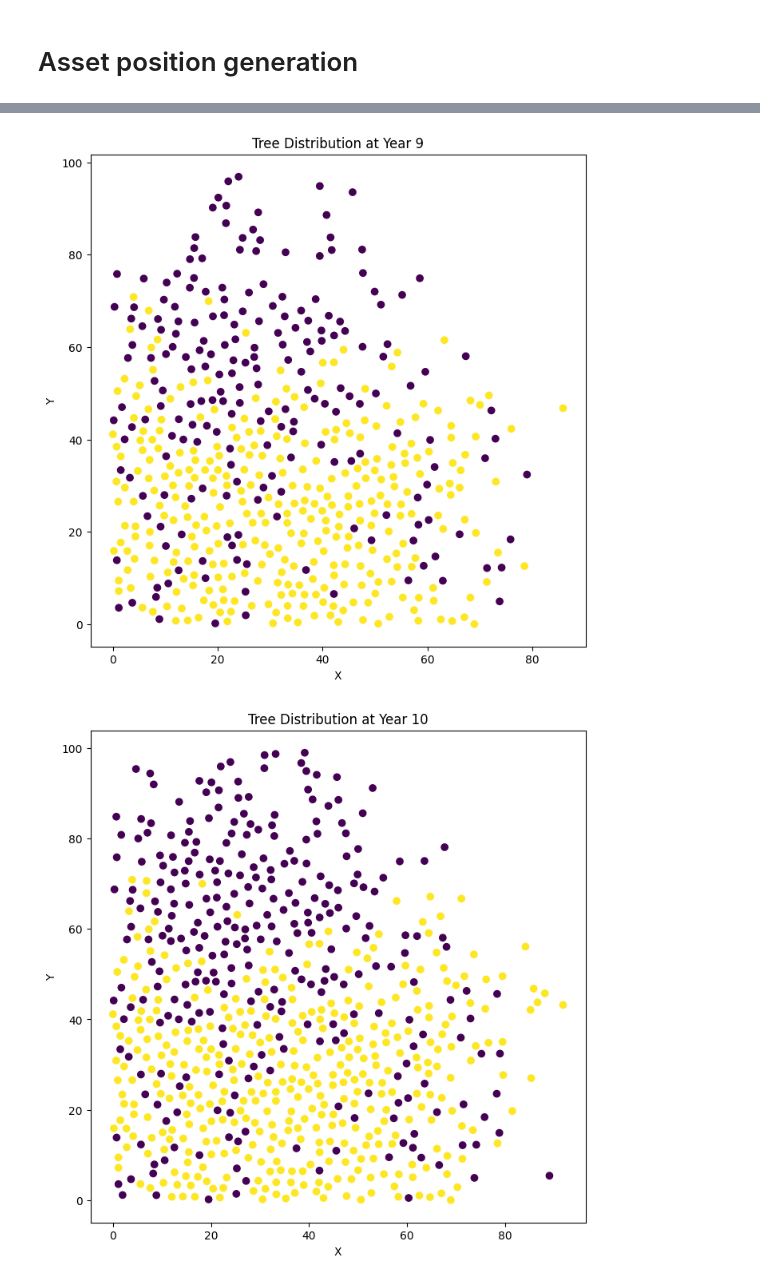
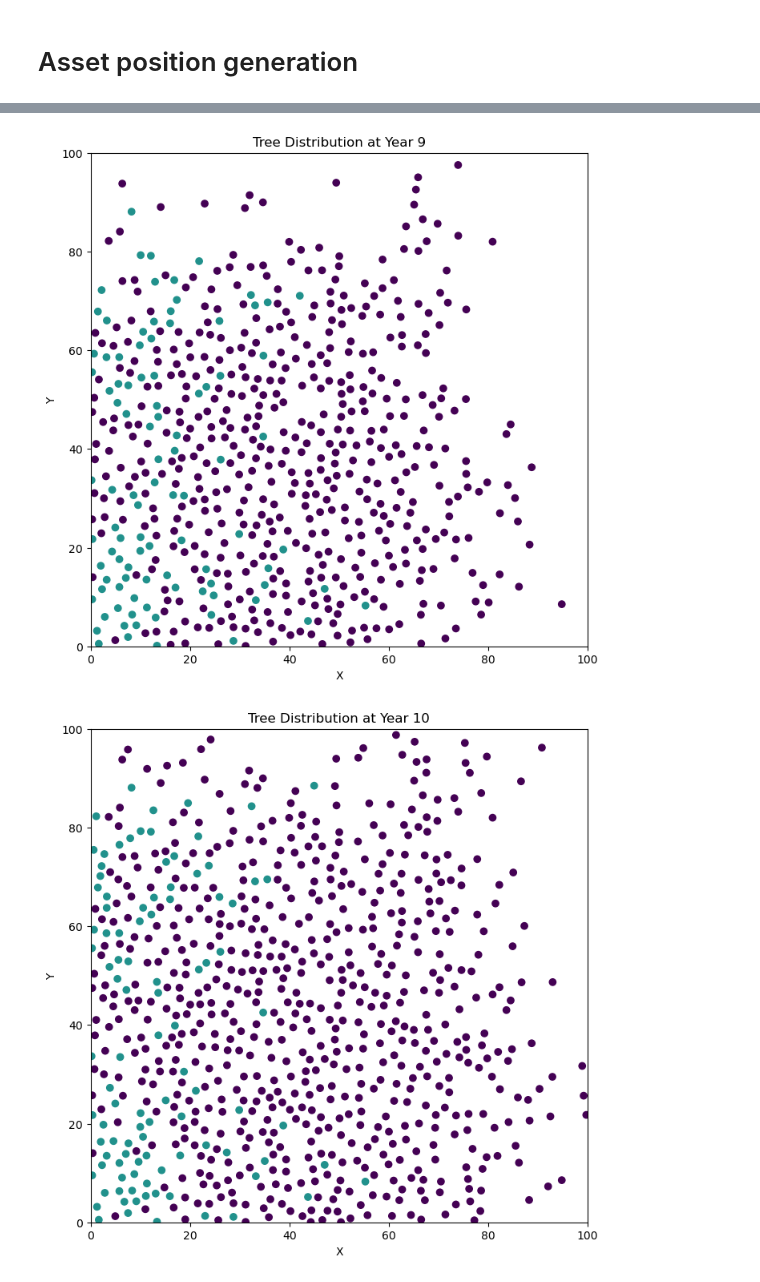
Before and after one commit to GrafCzterech/forest_gen, a Jupyter notebook: assetgen.ipynb, the cells around one changed output, grey strips where cells are left out. Cells and saved outputs as stored; diff of their text form; code cells hidden in the pictures.

```diff
--- a/assetgen.ipynb
+++ b/assetgen.ipynb
@@ -18,13 +18,13 @@ from typing import Iterable
 from matplotlib import colormaps
 CMAP = colormaps['viridis']
 
-def plot_state(trees: Iterable[Plant], year: int):
-    species = tuple(set(tree.species for tree in trees))
+def plot_state(state: SimulationState, year: int):
+    species = tuple(set(tree.species for tree in state))
 
 
-    x_vals = [tree.coords[0] for tree in trees]
-    y_vals = [tree.coords[1] for tree in trees]
-    colors = [CMAP(species.index(tree.species) / len(species)) for tree in trees]
+    x_vals = [tree.coords[0] for tree in state]
+    y_vals = [tree.coords[1] for tree in state]
+    colors = [CMAP(species.index(tree.species) / len(species)) for tree in state]
 
     plt.figure(figsize=(8, 8))
 
@@ -32,13 +32,14 @@ def plot_state(trees: Iterable[Plant], year: int):
 
     plt.title(f"Tree Distribution at Year {year}")
     plt.xlabel("X")
-
     plt.ylabel("Y")
+    plt.xlim(0, state.size[0])
+    plt.ylim(0, state.size[1])
     plt.grid(False)
     plt.show()
 # %%
 
-size = 512
+size = 100.0
 
 RADIUS = 2.0
 
@@ -46,9 +47,9 @@ random_tree = Species("A tree", 5, 0.01, radius=RADIUS)
 another_tree = Species("Another tree", 5, 0.02, radius=RADIUS)
 bush = Species("Bush", 5, 0.01, radius=RADIUS)
 
-sim = Simulation((100, 100), {"tree":{random_tree, another_tree}, "bush":{bush}})
-state = [Plant((10.0, 10.0), random_tree, 0), Plant((20.0, 20.0), another_tree, 0)]
+sim = Simulation((size, size), {"tree":{random_tree, another_tree}, "bush":{bush}})
+state = SimulationState([Plant((size / 10, size / 10), random_tree, 0), Plant((size / 5, size / 5), another_tree, 0)], (size, size))
 for i in range(10):
-    state = sim.run_state(1, state)
+    state.run_state(1)
     plot_state(state, i + 1)
 # %% [output]
@@ -63,3 +64,3 @@ for i in range(10):
-[figure, old version]
+[figure, new version]
-[figure, old version]
+[figure, new version]
 # %%
```
Also changed, not shown: parts of 3 cells of this notebook, 4 other files.
